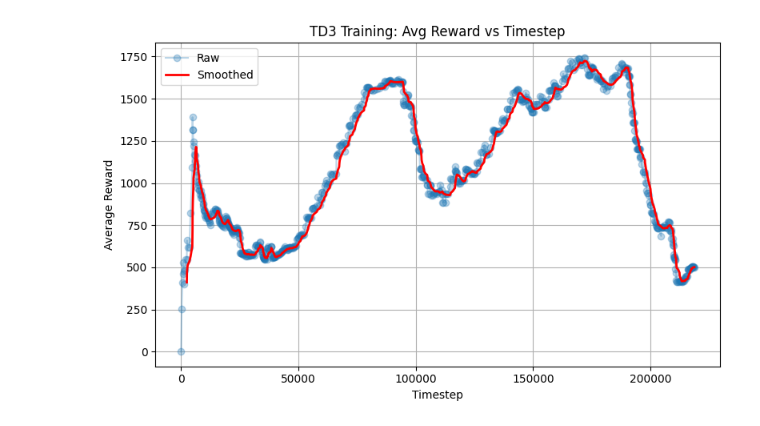
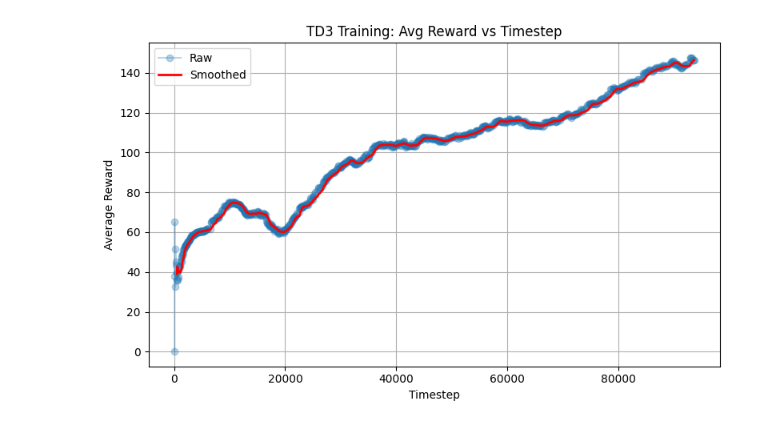
Before and after one commit to Su-Banxia/RL_WalkingDog, a Jupyter notebook: notebooks/paint.ipynb, the cells around one changed output. Drawn from its saved outputs; the diff is of its cells as text; code cells hidden in the pictures.

```diff
--- a/notebooks/paint.ipynb
+++ b/notebooks/paint.ipynb
@@ -1,26 +1,28 @@
 # %%
 import matplotlib.pyplot as plt
 import pandas as pd
+import os
 
-csv_path = "../models/training_rewards.csv"
+project_root = os.path.abspath(os.path.join(os.getcwd(), ".."))
+csv_path = os.path.join(project_root, "models/training_models", "training_rewards.csv")
 df = df = pd.read_csv(csv_path)
 
 df['avg_reward_smooth'] = df['avg_reward'].rolling(window=10).mean()
 
 plt.figure(figsize=(8,5))
 plt.plot(df['timestep'], df['avg_reward'], marker='o', linestyle='-', alpha=0.3, label='Raw')
 plt.plot(df['timestep'], df['avg_reward_smooth'], color='red', linewidth=2, label='Smoothed')
 plt.legend()
 plt.title('TD3 Training: Avg Reward vs Timestep')
 plt.xlabel('Timestep')
 plt.ylabel('Average Reward')
 plt.grid(True)
 plt.tight_layout()
 plt.show()
 
 # Save (Optional)
 # plt.savefig('training_curve.png')
 
 plt.show()
 # %% [output]
-[figure, old version]
+[figure, new version]
```
Also changed, not shown: 7 other files.
